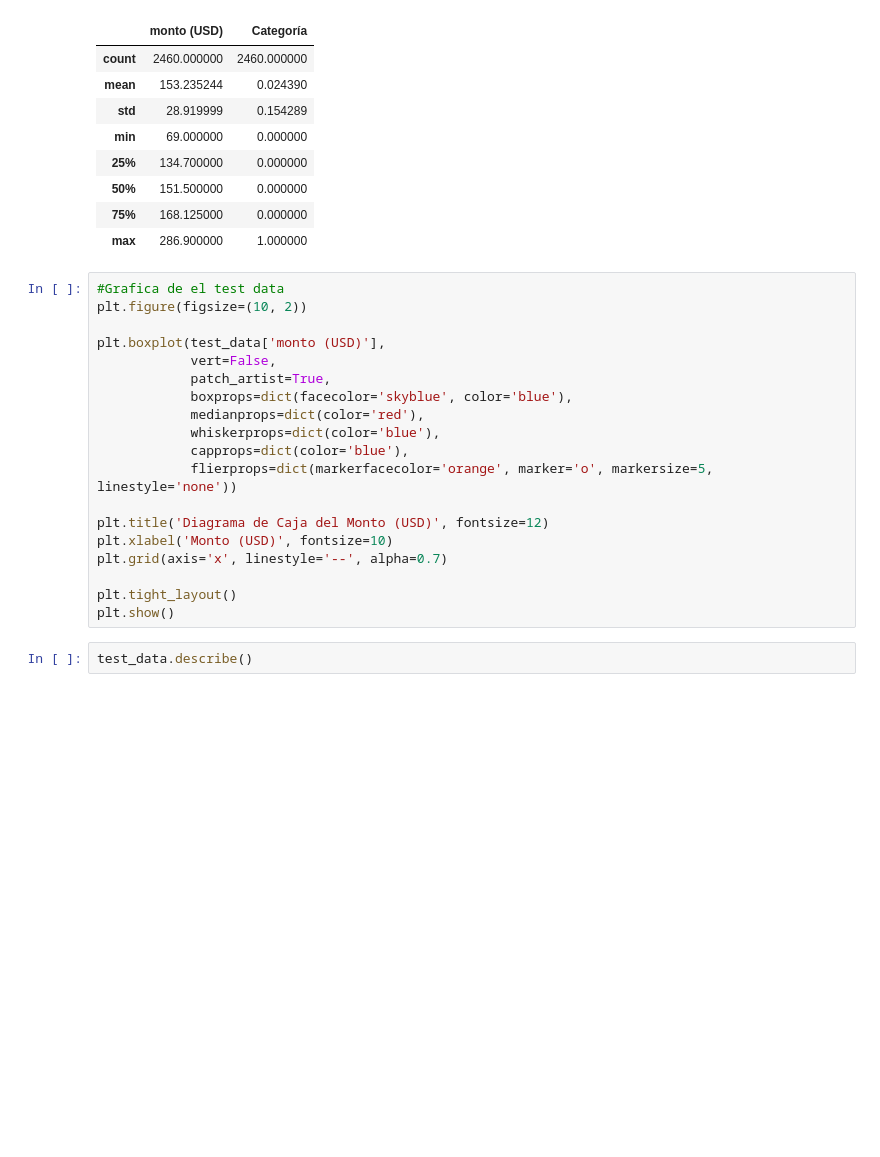
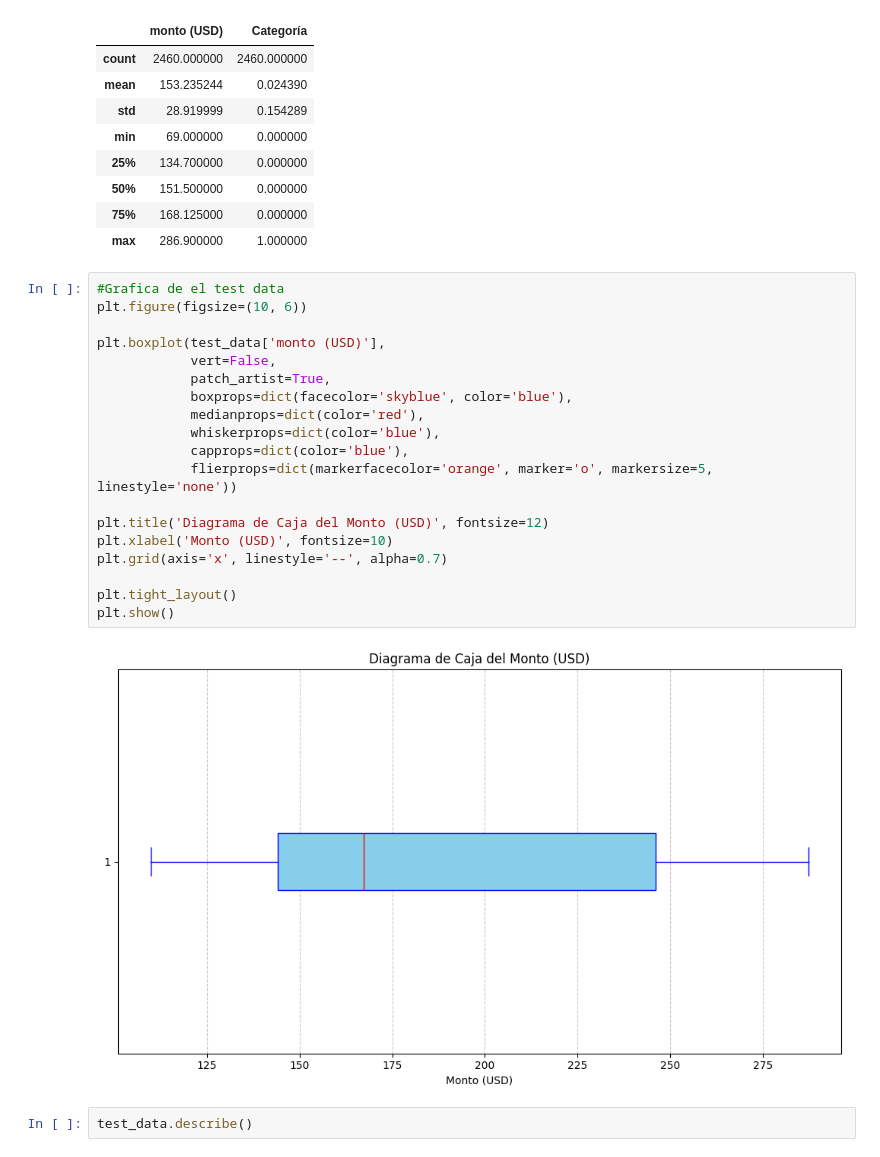
Before and after one commit to JuanHoyos329/Proyecto-2, a Jupyter notebook: Punto 5.ipynb, the cells around one changed output. Cells and saved outputs as stored; diff of their text form; blank space fills up the shorter version.

```diff
--- a/Punto 5.ipynb
+++ b/Punto 5.ipynb
@@ -48,23 +50,25 @@ train_data.describe()
 | max | 286.900000 | 1.000000 |
 # %%
 #Grafica de el test data
-plt.figure(figsize=(10, 2))
+plt.figure(figsize=(10, 6))
 
 plt.boxplot(test_data['monto (USD)'],
             vert=False,
             patch_artist=True,
             boxprops=dict(facecolor='skyblue', color='blue'),
             medianprops=dict(color='red'),
             whiskerprops=dict(color='blue'),
             capprops=dict(color='blue'),
             flierprops=dict(markerfacecolor='orange', marker='o', markersize=5, linestyle='none'))
 
 plt.title('Diagrama de Caja del Monto (USD)', fontsize=12)
 plt.xlabel('Monto (USD)', fontsize=10)
 plt.grid(axis='x', linestyle='--', alpha=0.7)
 
 plt.tight_layout()
 plt.show()
+# %% [output]
+[figure, added]
 # %%
 test_data.describe()
 # %% [output]
```
Also changed, not shown: parts of 1 cell of this notebook, 1 other file.
